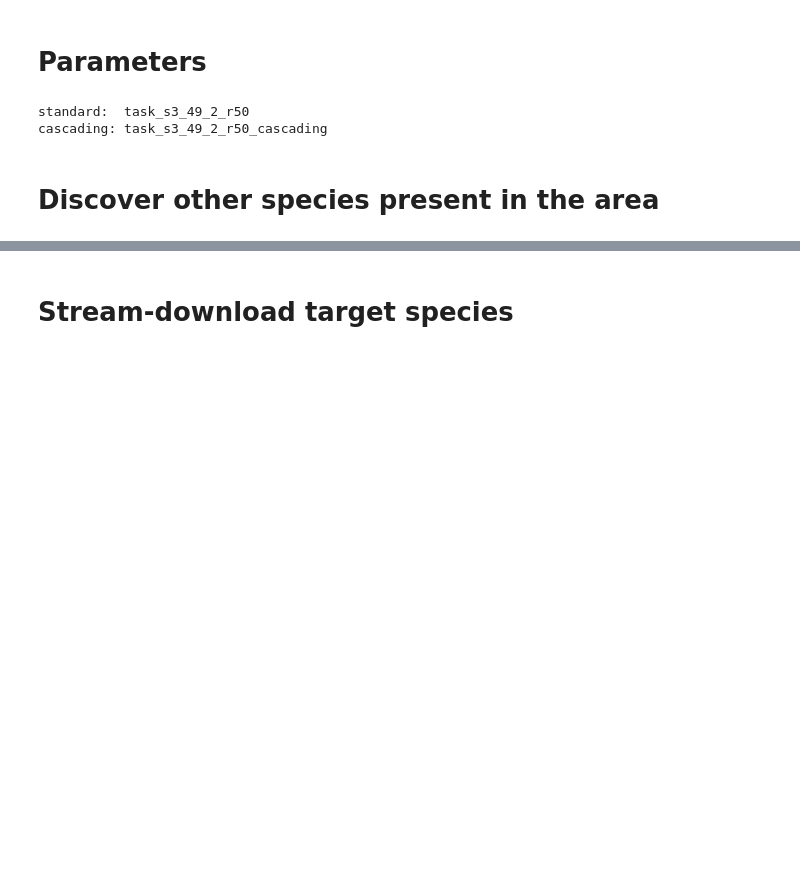
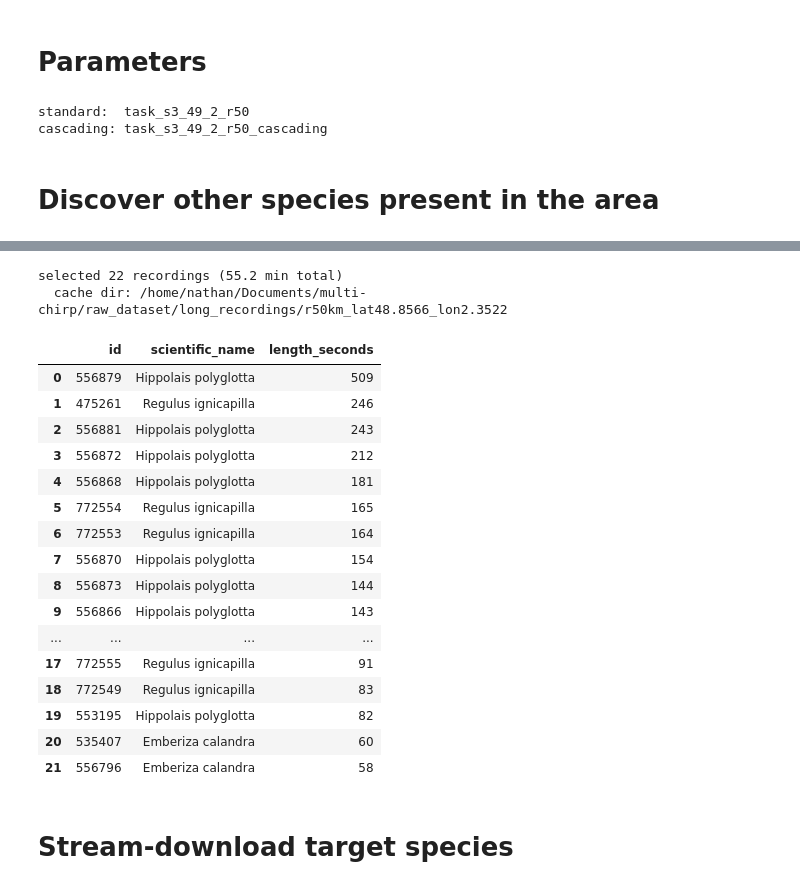
Before and after one commit to NathanDuboisset/multi-chirp, a Jupyter notebook: building/geographic_task/dataset_build.ipynb, the cells around one changed output, grey strips where cells are left out. Drawn from its saved outputs; the diff is of its cells as text; code cells hidden in the pictures; blank space fills up the shorter version.

```diff
--- a/building/geographic_task/dataset_build.ipynb
+++ b/building/geographic_task/dataset_build.ipynb
@@ -106,0 +114,35 @@ OTHER_SPECIES
+# %%
+from building.geographic_task.long_recordings import (
+    birdnet_long,
+    download_long,
+    long_rec_dir,
+    pick_longest,
+)
+
+N_LONG_PER_SPECIES = 10
+
+long_dir = long_rec_dir(LAT, LON, RADIUS_KM)
+picks = pick_longest(area_df, TARGET_SPECIES, N_LONG_PER_SPECIES)
+print(f"selected {len(picks)} recordings ({picks['length_seconds'].sum() / 60:.1f} min total)")
+print(f"  cache dir: {long_dir}")
+picks[["id", "scientific_name", "length_seconds"]]
+# %% [output]
+selected 22 recordings (55.2 min total)
+  cache dir: /home/nathan/Documents/multi-chirp/raw_dataset/long_recordings/r50km_lat48.8566_lon2.3522
+|  | id | scientific_name | length_seconds |
+| 0 | 556879 | Hippolais polyglotta | 509 |
+| 1 | 475261 | Regulus ignicapilla | 246 |
+| 2 | 556881 | Hippolais polyglotta | 243 |
+| 3 | 556872 | Hippolais polyglotta | 212 |
+| 4 | 556868 | Hippolais polyglotta | 181 |
+| 5 | 772554 | Regulus ignicapilla | 165 |
+| 6 | 772553 | Regulus ignicapilla | 164 |
+| 7 | 556870 | Hippolais polyglotta | 154 |
+| 8 | 556873 | Hippolais polyglotta | 144 |
+| 9 | 556866 | Hippolais polyglotta | 143 |
+| ... | ... | ... | ... |
+| 17 | 772555 | Regulus ignicapilla | 91 |
+| 18 | 772549 | Regulus ignicapilla | 83 |
+| 19 | 553195 | Hippolais polyglotta | 82 |
+| 20 | 535407 | Emberiza calandra | 60 |
+| 21 | 556796 | Emberiza calandra | 58 |
```
Also changed, not shown: parts of 11 cells of this notebook, 11 other files.
